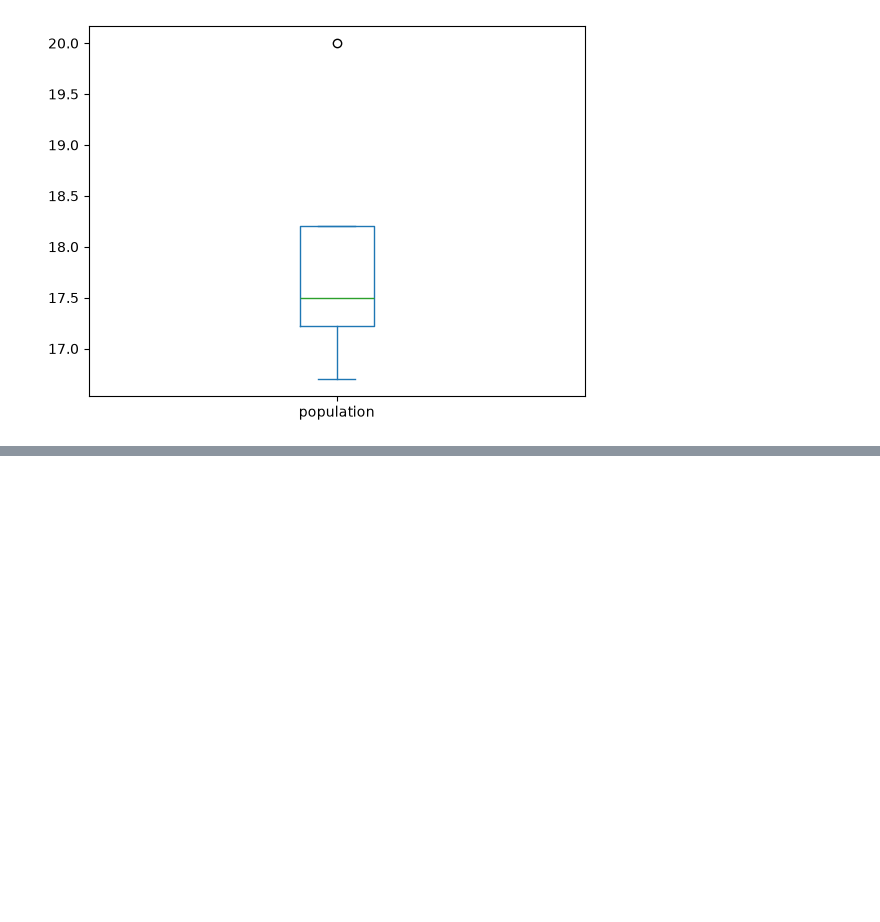
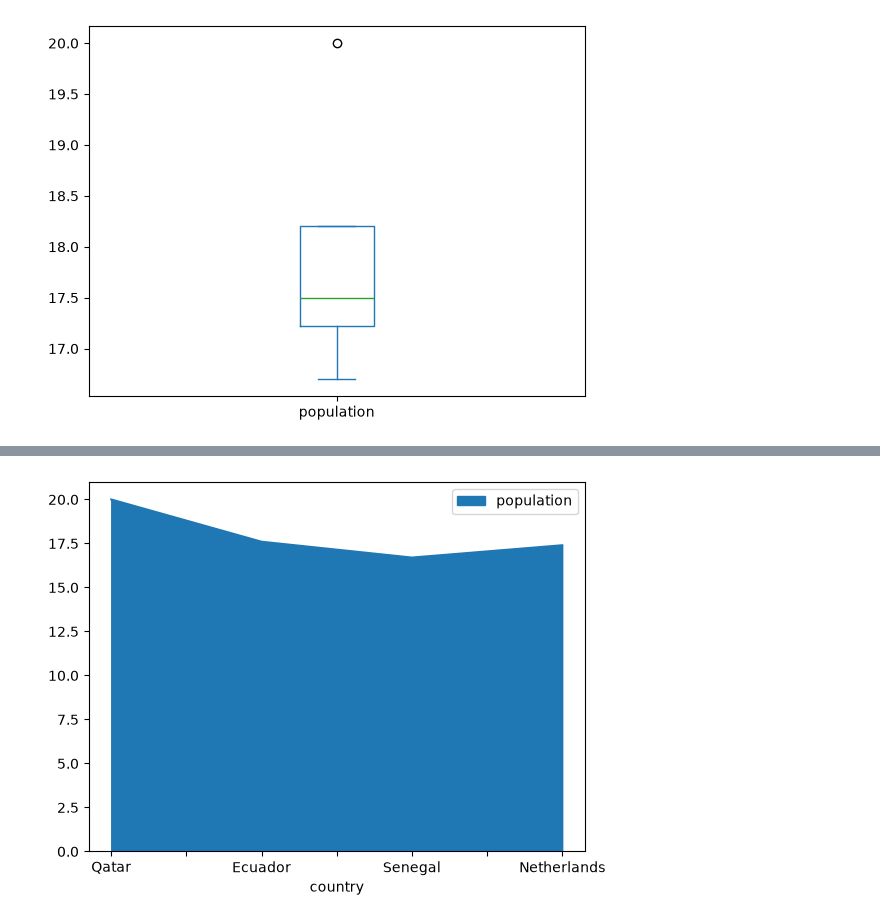
Before and after one commit to yasinmillers/pro_Ai, a Jupyter notebook: nupydemo.ipynb, the cells around one changed output, grey strips where cells are left out. Saved outputs shown, nothing was run; the diff lists cells and outputs as text; code cells hidden in the pictures; blank space fills up the shorter version.

```diff
--- a/nupydemo.ipynb
+++ b/nupydemo.ipynb
@@ -408,0 +414,5 @@ plt.show()
+# %%
+df.plot(x='country', y='population', kind='area')
+plt.show()
+# %% [output]
+[figure, added]
```
Also changed, not shown: parts of 1 cell of this notebook.
